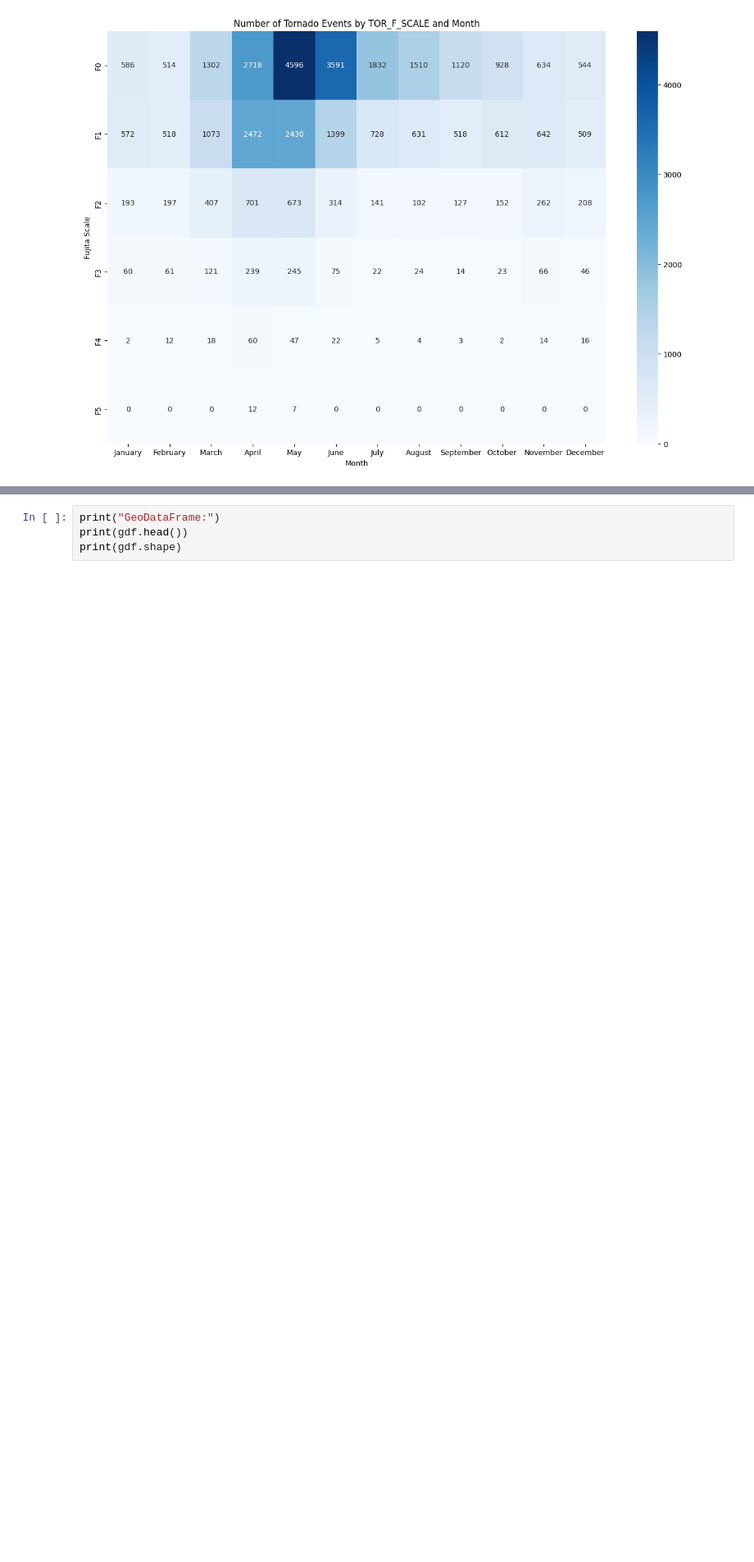
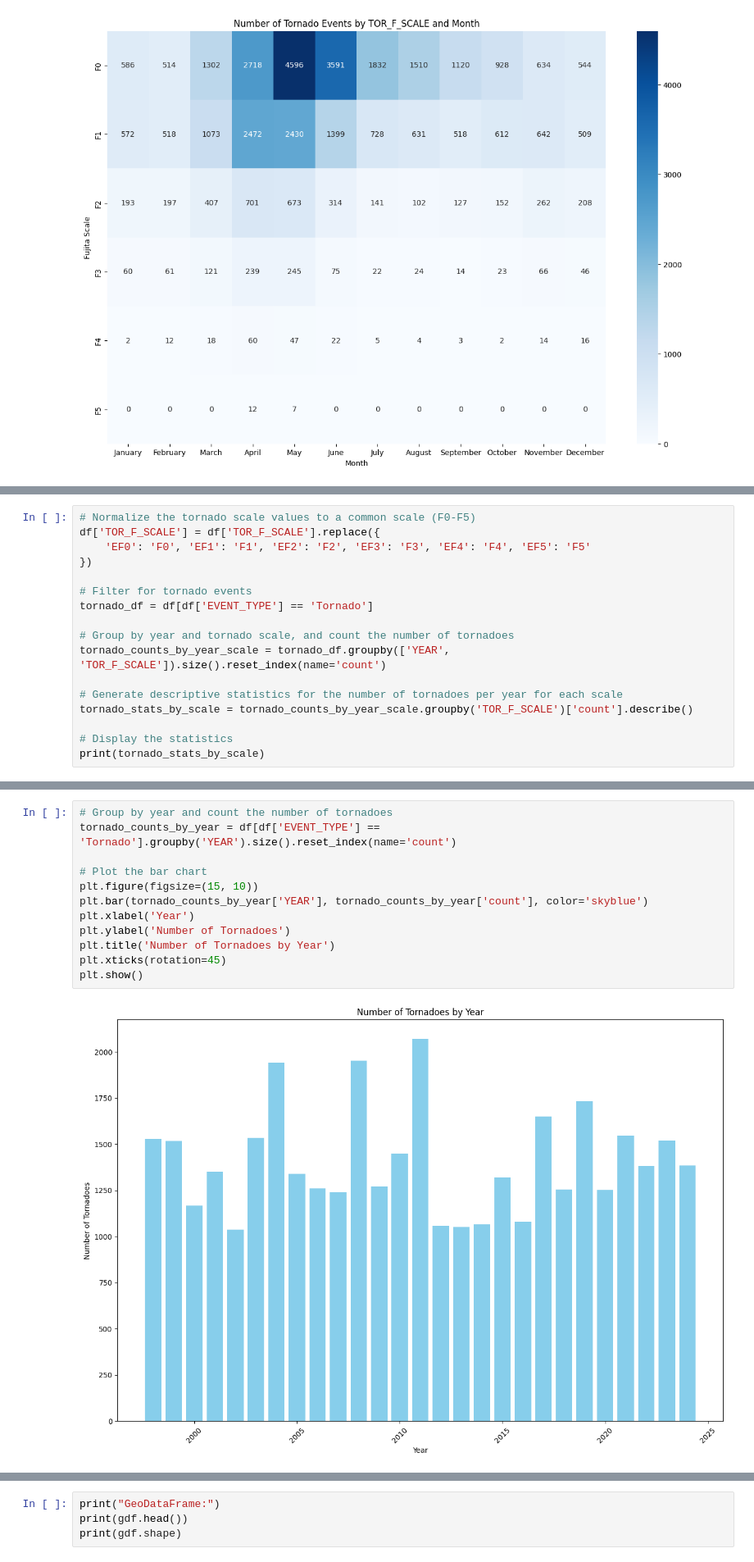
Before and after one commit to drpafowler/datafun-06-eda, a Jupyter notebook: philip_eda.ipynb, the cells around one changed output, grey strips where cells are left out. Shown at 82% size. Drawn from its saved outputs; the diff is of its cells as text; blank space fills up the shorter version.

```diff
--- a/philip_eda.ipynb
+++ b/philip_eda.ipynb
@@ -727,0 +728,17 @@ This graphic condenses the information down from before.  May and June are the m
+# %%
+# Normalize the tornado scale values to a common scale (F0-F5)
+df['TOR_F_SCALE'] = df['TOR_F_SCALE'].replace({
+    'EF0': 'F0', 'EF1': 'F1', 'EF2': 'F2', 'EF3': 'F3', 'EF4': 'F4', 'EF5': 'F5'
+})
+
+# Filter for tornado events
+tornado_df = df[df['EVENT_TYPE'] == 'Tornado']
+
+# Group by year and tornado scale, and count the number of tornadoes
+tornado_counts_by_year_scale = tornado_df.groupby(['YEAR', 'TOR_F_SCALE']).size().reset_index(name='count')
+
+# Generate descriptive statistics for the number of tornadoes per year for each scale
+tornado_stats_by_scale = tornado_counts_by_year_scale.groupby('TOR_F_SCALE')['count'].describe()
+
+# Display the statistics
+print(tornado_stats_by_scale)
@@ -727,0 +765,14 @@ This graphic condenses the information down from before.  May and June are the m
+# %%
+# Group by year and count the number of tornadoes
+tornado_counts_by_year = df[df['EVENT_TYPE'] == 'Tornado'].groupby('YEAR').size().reset_index(name='count')
+
+# Plot the bar chart
+plt.figure(figsize=(15, 10))
+plt.bar(tornado_counts_by_year['YEAR'], tornado_counts_by_year['count'], color='skyblue')
+plt.xlabel('Year')
+plt.ylabel('Number of Tornadoes')
+plt.title('Number of Tornadoes by Year')
+plt.xticks(rotation=45)
+plt.show()
+# %% [output]
+[figure, added]
```
Also changed, not shown: parts of 17 cells of this notebook, 1 other file.
